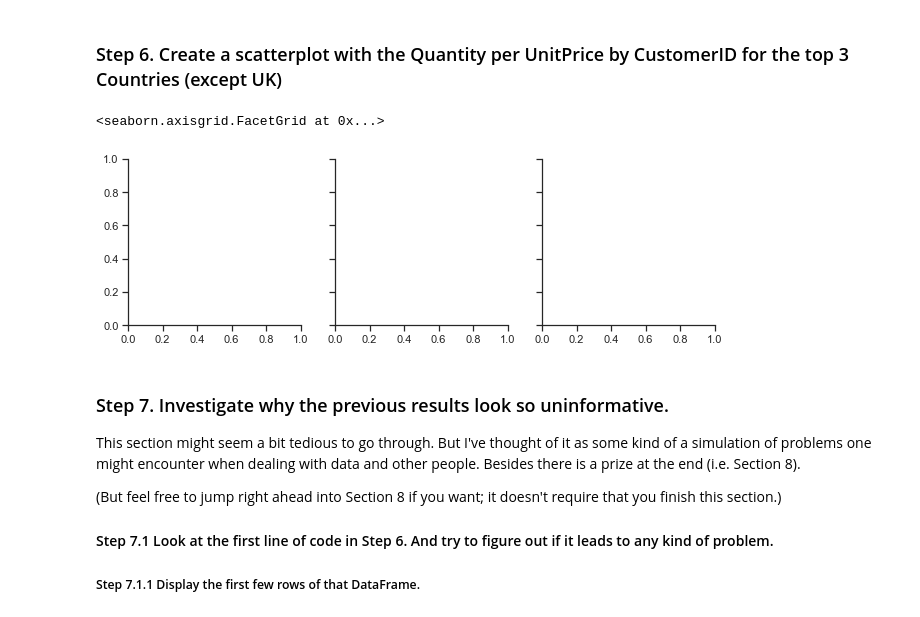
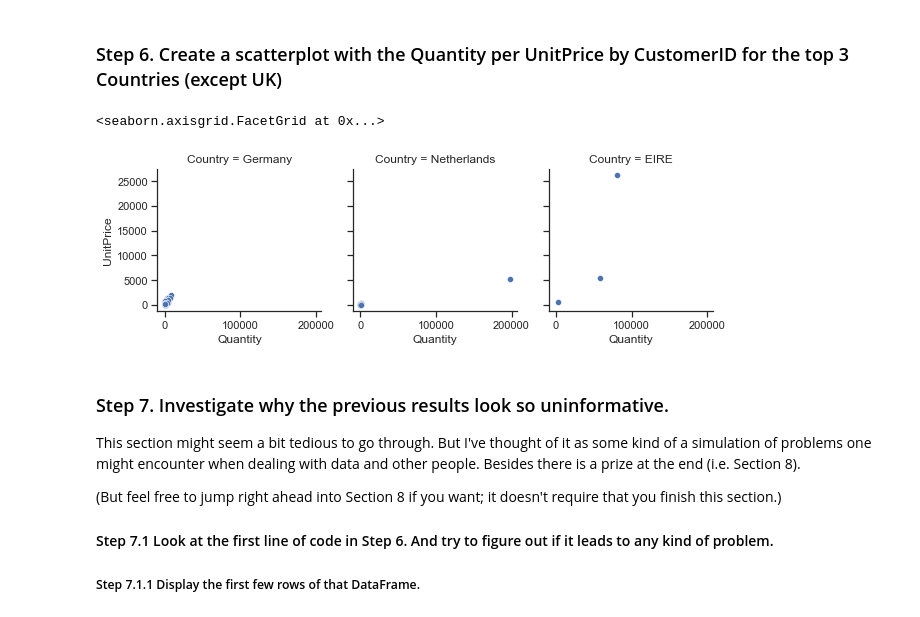
Before and after one commit to rajas2211/pandas_exercises, a Jupyter notebook: 07_Visualization/Online_Retail/Exercises.ipynb, the cells around one changed output. Cells and saved outputs as stored; diff of their text form; code cells hidden in the pictures.

```diff
--- a/07_Visualization/Online_Retail/Exercises.ipynb
+++ b/07_Visualization/Online_Retail/Exercises.ipynb
@@ -57,12 +58,13 @@ online_rt.head()
 # %%
 customers = online_rt.groupby(['CustomerID', 'Country']).sum()
 customers['Country'] = customers.index.get_level_values(1)
 countries = list(online_rt.groupby('Country').sum().sort_values(by='Quantity', ascending=False)[1:4].index)
 customers = customers[customers['Country'].isin(countries)]
-sns.FacetGrid(customers, col='Country')
+g = sns.FacetGrid(customers, col='Country')
+g.map(sns.scatterplot, 'Quantity', 'UnitPrice')
 # %% [output]
 <seaborn.axisgrid.FacetGrid at 0x...>
-[figure, old version]
+[figure, new version]
 # %% [markdown]
 ### Step 7. Investigate why the previous results look so uninformative.
 
```
Also changed, not shown: parts of 12 cells of this notebook, 17 other files.
